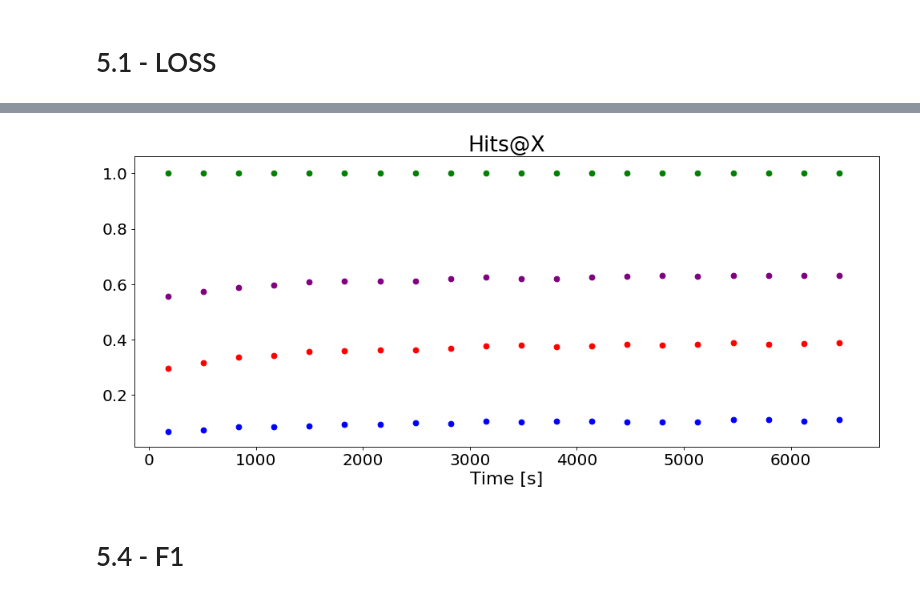
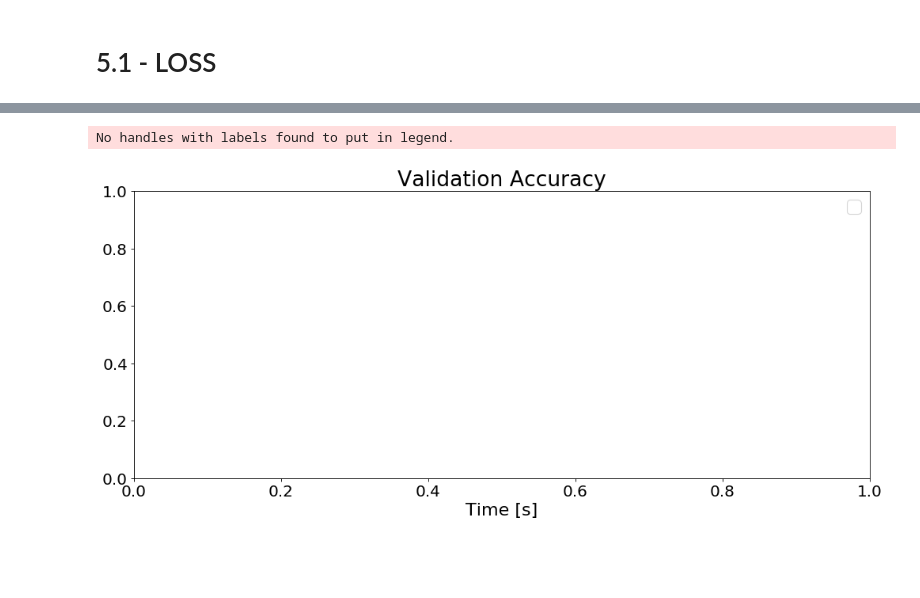
Before and after one commit to Roboy/ParlAI, a Jupyter notebook: projects/roboy/train/AnalysisNotebook.ipynb, the cells around one changed output, grey strips where cells are left out. Saved outputs shown, nothing was run; the diff lists cells and outputs as text; code cells hidden in the pictures; blank space fills up the shorter version.

```diff
--- a/projects/roboy/train/AnalysisNotebook.ipynb
+++ b/projects/roboy/train/AnalysisNotebook.ipynb
@@ -251,33 +361,26 @@ plt.show()
 # %%
-# Plot Hits @ X
+# Plot valdiation accuracy
 
-fig_hitsX=plt.figure(dpi= 80, facecolor='w', edgecolor='k')
-plot = fig_hitsX.add_subplot(111)
+fig_val_acc=plt.figure(dpi= 80, facecolor='w', edgecolor='k')
+plot = fig_val_acc.add_subplot(111)
 
-#plot = plt.subplot(2, 1, 1)
-plt.title('Hits@X', fontsize=fs_title)
+plt.title('Validation Accuracy', fontsize=fs_title)
+
 
 for i in range(1,len(log_dict)):
-    time = log_dict[i]['time']
-    #epochs = log_dict[i]['total_eps']
-
     try:
-        hits1 = log_dict[i]['hits@1']
-        hits5 = log_dict[i]['hits@5']
-        hits10 = log_dict[i]['hits@10']
-        hits100 = log_dict[i]['hits@100']
-        plt.scatter(time, hits1, marker = 'o', color = 'blue')
-        plt.scatter(time, hits5, marker = 'o', color = 'red')
-        plt.scatter(time, hits10, marker = 'o', color = 'purple')
-        plt.scatter(time, hits100, marker = 'o', color = 'green')
+        time = log_dict[i]['time']
+        acc = log_dict[i]['val_accuracy']
+        if acc != None:
+            plt.plot(time, acc, marker = 'o', color = 'blue')
     except:
         pass
 
 plt.xlabel('Time [s]', fontsize = fs_ax_labels)
 plt.gcf().set_size_inches(15, 6)
 plot.tick_params(axis='both', which='major', labelsize=fs_tick_labels)
+plot.yaxis.grid()
 plt.show()
 # %% [output]
+No handles with labels found to put in legend.
-[figure, old version]
+[figure, new version]
-# %% [markdown]
-# 5.4 - F1
```
Also changed, not shown: parts of 16 cells of this notebook.
